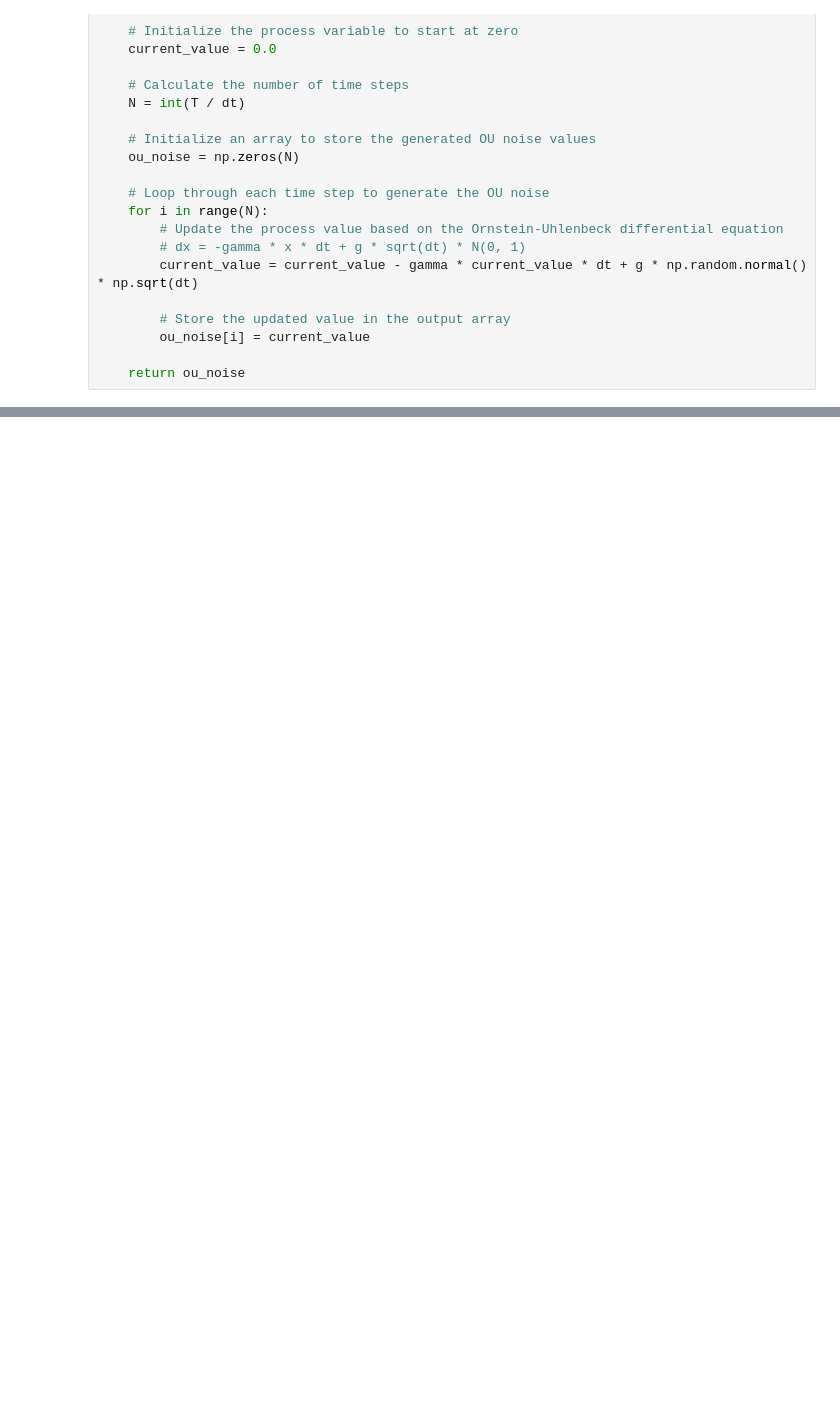
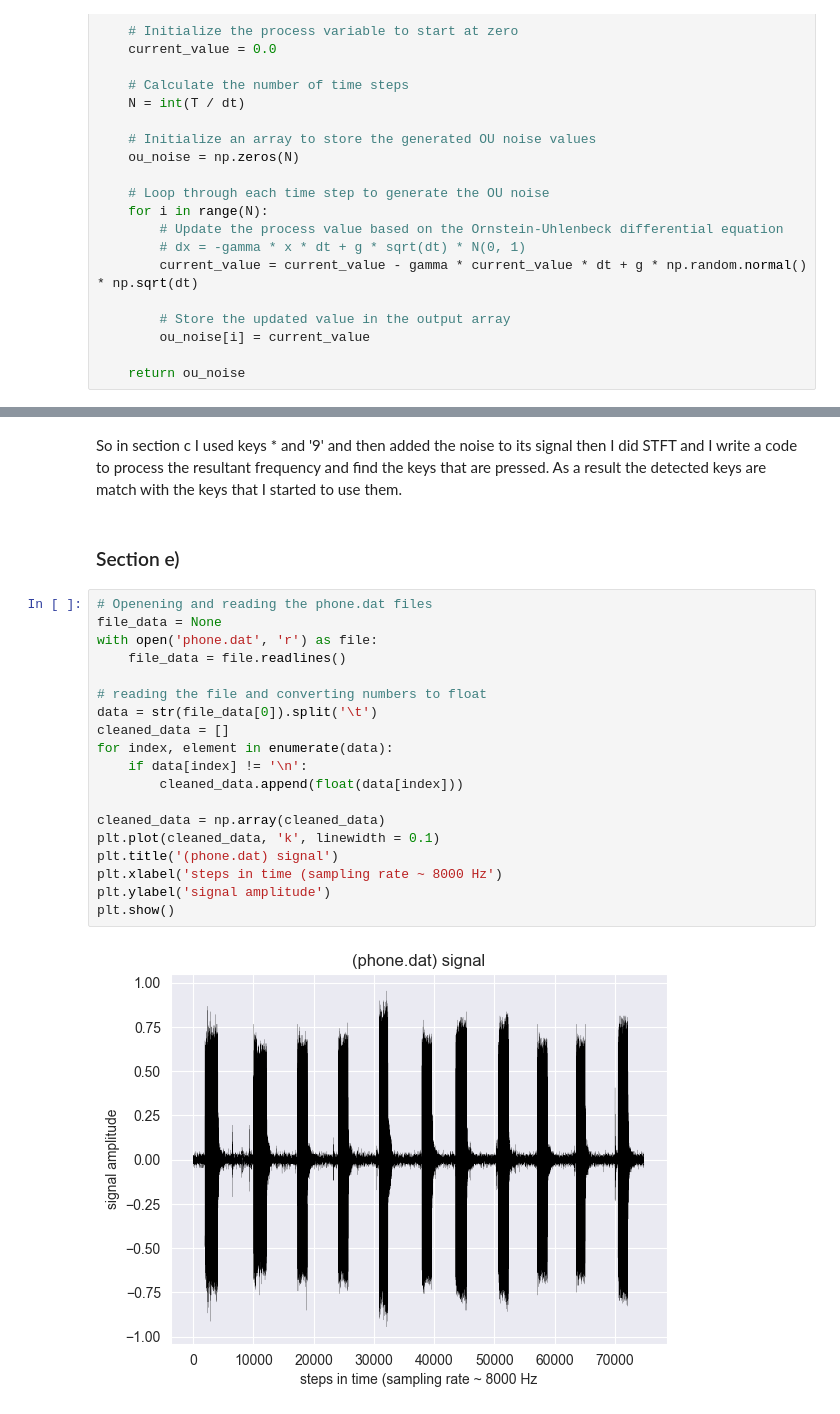
Before and after one commit to MahkameSalimi/Data-Analysis-2024, a Jupyter notebook: Assignments/4/code_1_assignment_4.ipynb, the cells around one changed output, grey strips where cells are left out. Drawn from its saved outputs; the diff is of its cells as text; blank space fills up the shorter version.

```diff
--- a/Assignments/4/code_1_assignment_4.ipynb
+++ b/Assignments/4/code_1_assignment_4.ipynb
@@ -384,0 +546,25 @@ plt.show()
+# %% [markdown]
+ So in section c I used keys * and '9' and then added the noise to its signal then I did STFT and I write a code to process the resultant frequency and find the keys that are pressed. As a result the detected keys are match with the keys that I started to use them.
+# %% [markdown]
+### Section e)
+# %%
+# Openening and reading the phone.dat files
+file_data = None
+with open('phone.dat', 'r') as file:
+    file_data = file.readlines()
+
+# reading the file and converting numbers to float
+data = str(file_data[0]).split('\t')
+cleaned_data = []
+for index, element in enumerate(data):
+    if data[index] != '\n':
+        cleaned_data.append(float(data[index]))
+
+cleaned_data = np.array(cleaned_data)
+plt.plot(cleaned_data, 'k', linewidth = 0.1)
+plt.title('(phone.dat) signal')
+plt.xlabel('steps in time (sampling rate ~ 8000 Hz')
+plt.ylabel('signal amplitude')
+plt.show()
+# %% [output]
+[figure, added]
```
Also changed, not shown: parts of 14 cells of this notebook, 1 other file.
